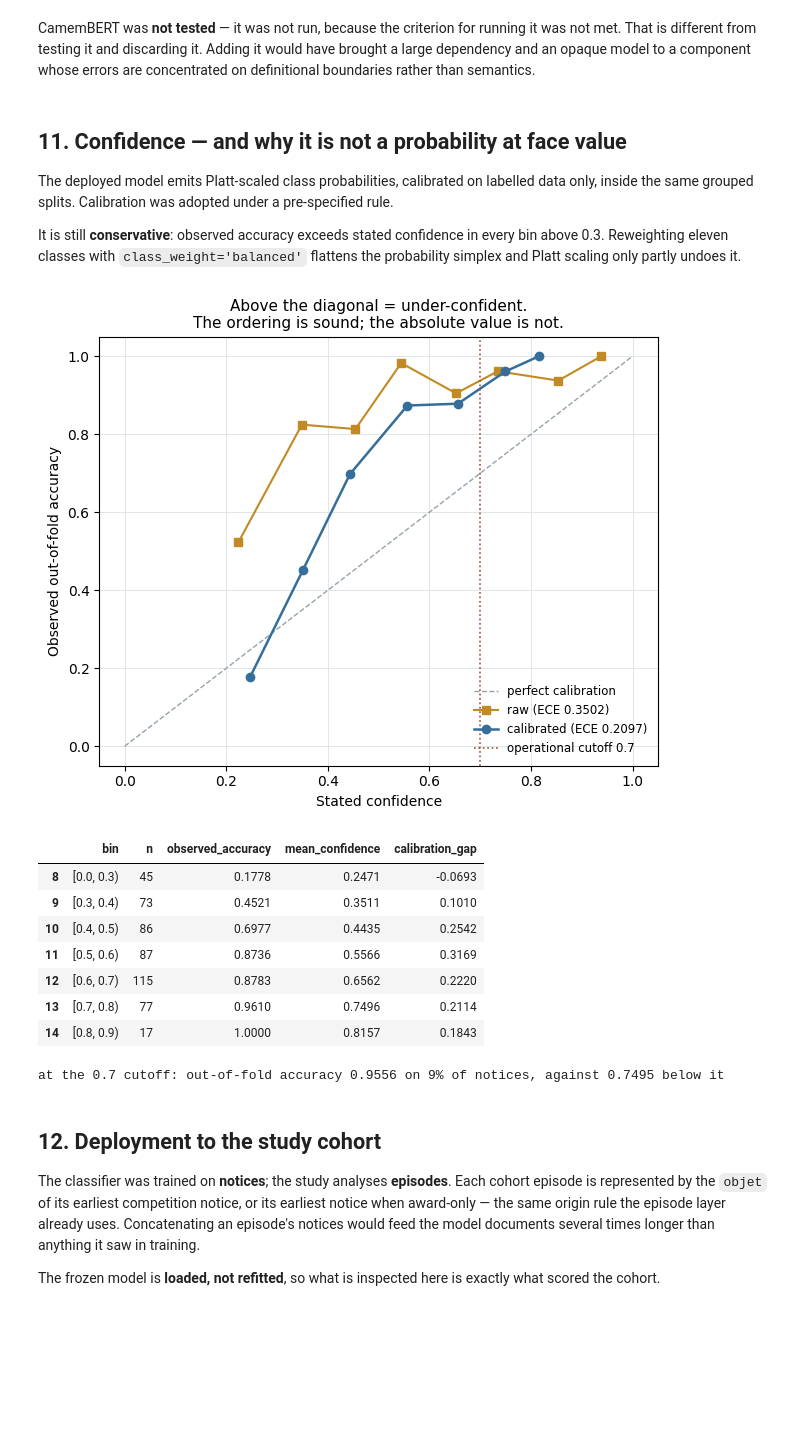
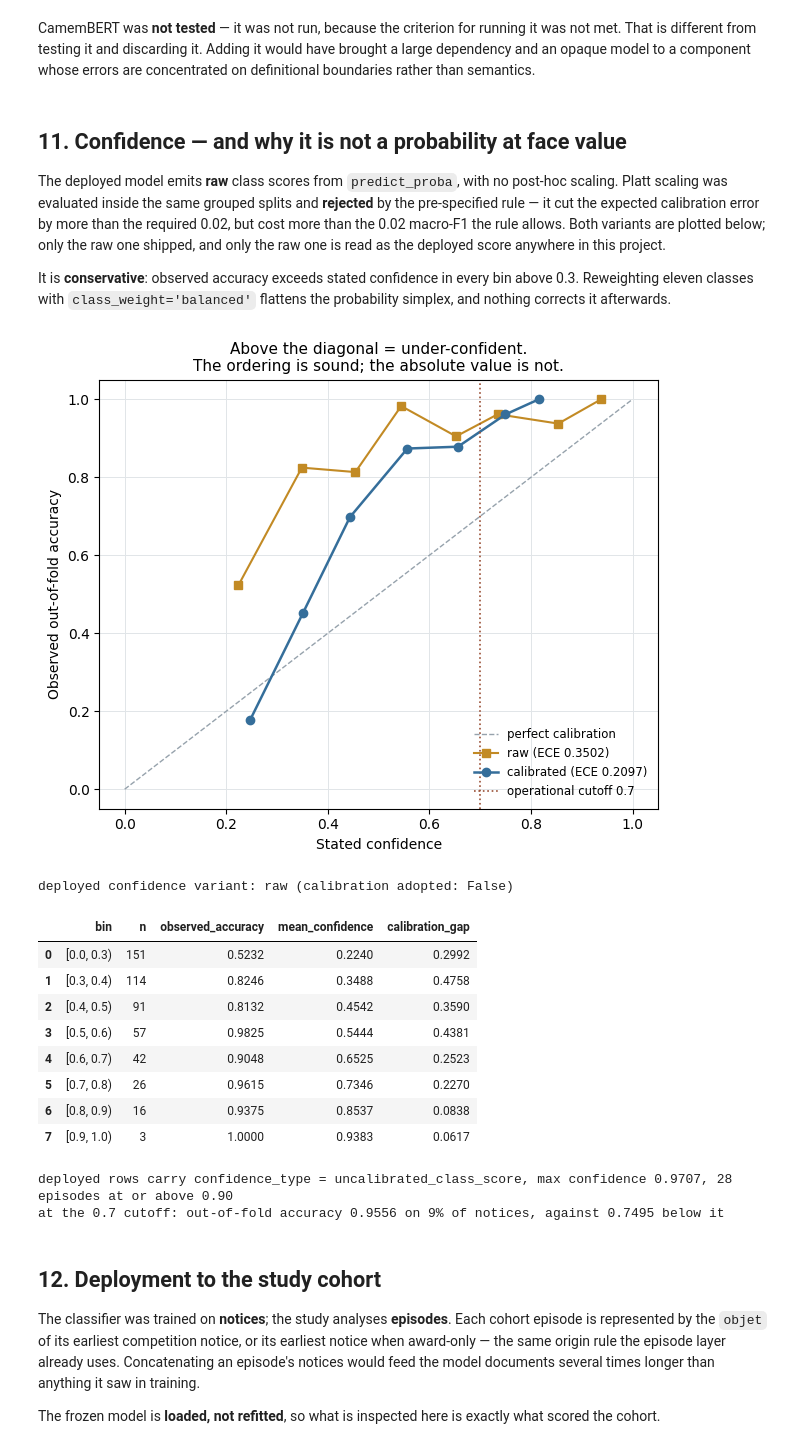
Before and after one commit to ROUSenghak/project-gigalis, a Jupyter notebook: notebooks/15_technology_taxonomy_classification.ipynb, the cells around one changed output. Cells and saved outputs as stored; diff of their text form; code cells hidden in the pictures; blank space fills up the shorter version.

```diff
--- a/notebooks/15_technology_taxonomy_classification.ipynb
+++ b/notebooks/15_technology_taxonomy_classification.ipynb
@@ -818,13 +818,16 @@ concentrated on definitional boundaries rather than semantics.
 # %% [markdown]
 ## 11. Confidence — and why it is not a probability at face value
 
-The deployed model emits Platt-scaled class probabilities, calibrated on labelled
-data only, inside the same grouped splits. Calibration was adopted under a
-pre-specified rule.
+The deployed model emits **raw** class scores from `predict_proba`, with no
+post-hoc scaling. Platt scaling was evaluated inside the same grouped splits and
+**rejected** by the pre-specified rule — it cut the expected calibration error by
+more than the required 0.02, but cost more than the 0.02 macro-F1 the rule allows.
+Both variants are plotted below; only the raw one shipped, and only the raw one is
+read as the deployed score anywhere in this project.
 
-It is still **conservative**: observed accuracy exceeds stated confidence in every
-bin above 0.3. Reweighting eleven classes with `class_weight='balanced'` flattens
-the probability simplex and Platt scaling only partly undoes it.
+It is **conservative**: observed accuracy exceeds stated confidence in every bin
+above 0.3. Reweighting eleven classes with `class_weight='balanced'` flattens the
+probability simplex, and nothing corrects it afterwards.
 # %%
 config = load_json("final_model_config.json")
 reliability = table("confidence_reliability_oof.csv")
@@ -833,43 +836,57 @@ raw_bins = reliability.loc[reliability["variant"] == "raw"]
 
 figure, axes = plt.subplots(figsize=(6.4, 5.4))
 axes.plot([0, 1], [0, 1], color="#96A2AC", linestyle="--", linewidth=1,
           label="perfect calibration")
 axes.plot(raw_bins["mean_confidence"], raw_bins["observed_accuracy"], marker="s",
           color=ACCENT, linewidth=1.5, label="raw (ECE "
           f"{config['calibration']['variants']['raw']['expected_calibration_error']})")
 axes.plot(calibrated_bins["mean_confidence"], calibrated_bins["observed_accuracy"],
           marker="o", color=INK, linewidth=1.8, label="calibrated (ECE "
           f"{config['calibration']['variants']['calibrated']['expected_calibration_error']})")
 axes.axvline(CONFIDENCE_CUTOFF, color=RUST, linestyle=":", linewidth=1.2,
              label=f"operational cutoff {CONFIDENCE_CUTOFF}")
 axes.set_xlabel("Stated confidence")
 axes.set_ylabel("Observed out-of-fold accuracy")
 axes.set_title("Above the diagonal = under-confident.\nThe ordering is sound; the "
                "absolute value is not.", fontsize=11)
 axes.legend(frameon=False, fontsize=8.5, loc="lower right")
 axes.grid(color=GRID, linewidth=0.7)
 axes.set_axisbelow(True)
 figure.tight_layout()
 plt.show()
 
-display(calibrated_bins[["bin", "n", "observed_accuracy", "mean_confidence",
-                         "calibration_gap"]])
+deployed_variant = config["calibration"]["deployed_variant"]
+deployed_bins = reliability.loc[reliability["variant"] == deployed_variant]
+print(f"deployed confidence variant: {deployed_variant} "
+      f"(calibration adopted: {config['calibration']['adopted']})")
+display(deployed_bins[["bin", "n", "observed_accuracy", "mean_confidence",
+                       "calibration_gap"]])
+
+predictions = table("episode_technology_predictions.csv")
+assert predictions["confidence_type"].nunique() == 1
+print(f"deployed rows carry confidence_type = "
+      f"{predictions['confidence_type'].iloc[0]}, "
+      f"max confidence {predictions['confidence'].max():.4f}, "
+      f"{int((predictions['confidence'] >= 0.90).sum())} episodes at or above 0.90")
 confidence = config["confidence"]
 print(f"at the {CONFIDENCE_CUTOFF} cutoff: out-of-fold accuracy "
       f"{confidence['oof_accuracy_at_or_above_cutoff']} on "
       f"{confidence['oof_share_at_or_above_cutoff']:.0%} of notices, against "
       f"{confidence['oof_accuracy_below_cutoff']} below it")
 # %% [output]
 [figure]
+deployed confidence variant: raw (calibration adopted: False)
 |  | bin | n | observed_accuracy | mean_confidence | calibration_gap |
-| 8 | [0.0, 0.3) | 45 | 0.1778 | 0.2471 | -0.0693 |
-| 9 | [0.3, 0.4) | 73 | 0.4521 | 0.3511 | 0.1010 |
-| 10 | [0.4, 0.5) | 86 | 0.6977 | 0.4435 | 0.2542 |
-| 11 | [0.5, 0.6) | 87 | 0.8736 | 0.5566 | 0.3169 |
-| 12 | [0.6, 0.7) | 115 | 0.8783 | 0.6562 | 0.2220 |
-| 13 | [0.7, 0.8) | 77 | 0.9610 | 0.7496 | 0.2114 |
-| 14 | [0.8, 0.9) | 17 | 1.0000 | 0.8157 | 0.1843 |
+| 0 | [0.0, 0.3) | 151 | 0.5232 | 0.2240 | 0.2992 |
+| 1 | [0.3, 0.4) | 114 | 0.8246 | 0.3488 | 0.4758 |
+| 2 | [0.4, 0.5) | 91 | 0.8132 | 0.4542 | 0.3590 |
+| 3 | [0.5, 0.6) | 57 | 0.9825 | 0.5444 | 0.4381 |
+| 4 | [0.6, 0.7) | 42 | 0.9048 | 0.6525 | 0.2523 |
+| 5 | [0.7, 0.8) | 26 | 0.9615 | 0.7346 | 0.2270 |
+| 6 | [0.8, 0.9) | 16 | 0.9375 | 0.8537 | 0.0838 |
+| 7 | [0.9, 1.0) | 3 | 1.0000 | 0.9383 | 0.0617 |
-at the 0.7 cutoff: out-of-fold accuracy 0.9556 on 9% of notices, against 0.7495 below it
+deployed rows carry confidence_type = uncalibrated_class_score, max confidence 0.9707, 28 episodes at or above 0.90
+at the 0.7 cutoff: out-of-fold accuracy 0.9556 on 9% of notices, against 0.7495 below it
 # %% [markdown]
 ## 12. Deployment to the study cohort
 
```
Also changed, not shown: parts of 3 cells of this notebook, 51 other files.
